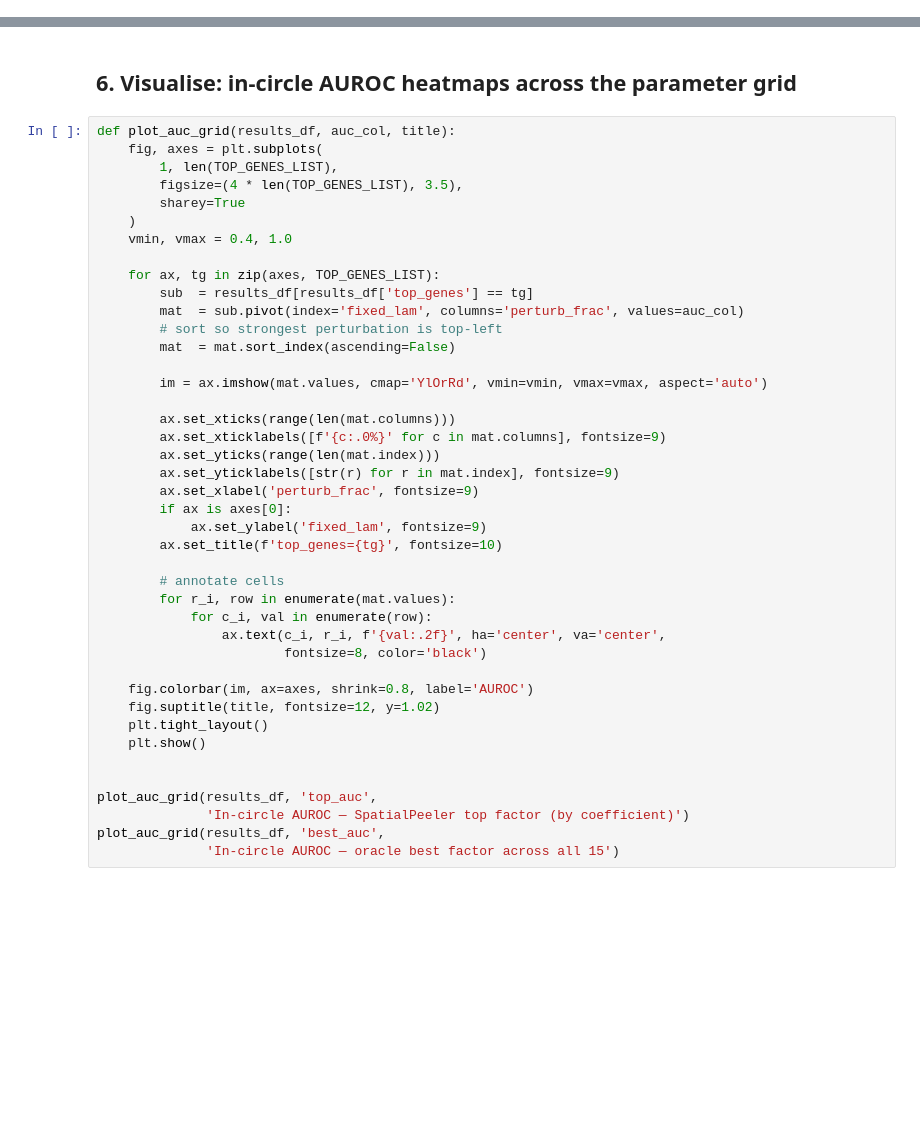
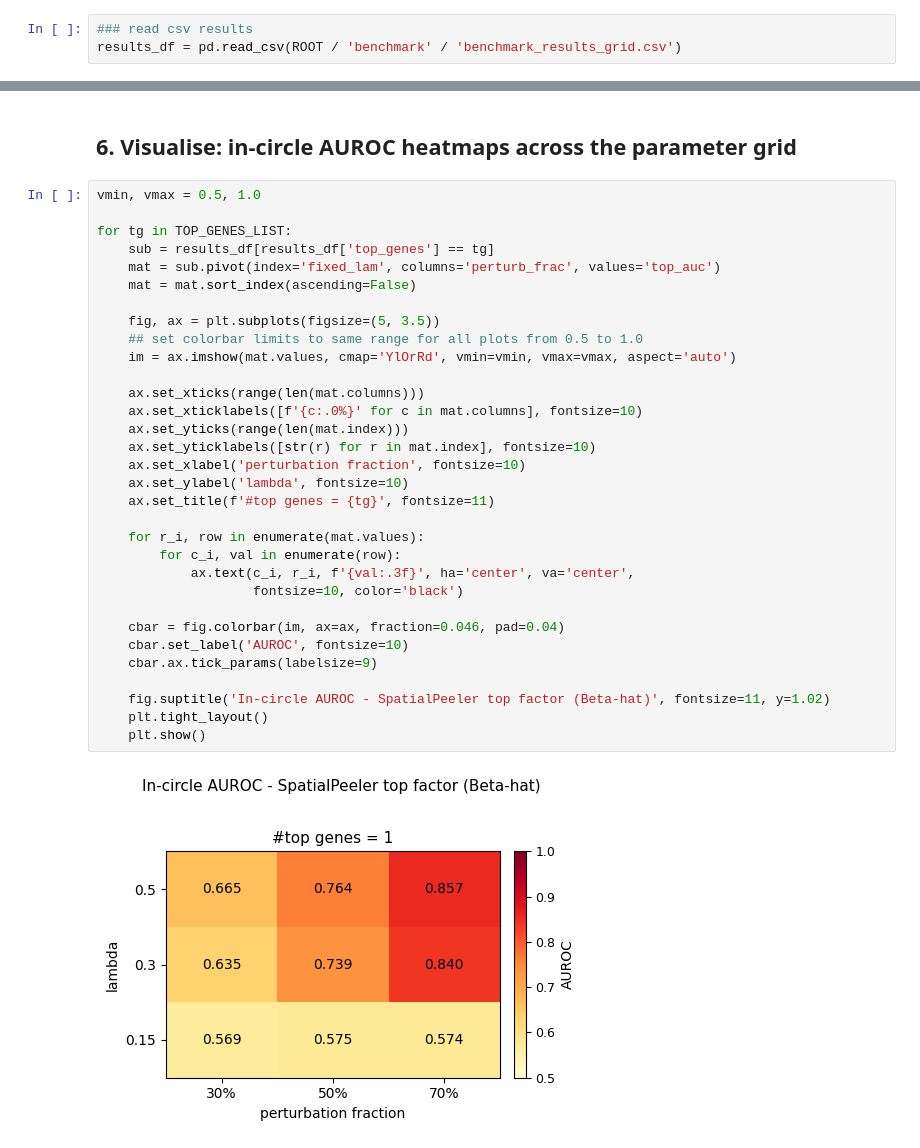
Before and after one commit to delipouya/SpatialPeeler, a Jupyter notebook: benchmark/code/B.6.benchmark_eval_grid.ipynb, the cells around one changed output, grey strips where cells are left out. Saved outputs shown, nothing was run; the diff lists cells and outputs as text; blank space fills up the shorter version.

Commit message:
visualize the sensitivity analysis results

```diff
--- a/benchmark/code/B.6.benchmark_eval_grid.ipynb
+++ b/benchmark/code/B.6.benchmark_eval_grid.ipynb
@@ -221,3 +256,6 @@ print(results_df[['tag', 'top_factor', 'top_coef', 'top_auc', 'best_auc']].to_st
+# %%
+### read csv results
+results_df = pd.read_csv(ROOT / 'benchmark' / 'benchmark_results_grid.csv')
 # %% [markdown]
 ## 5. Results summary
 # %%
@@ -231,44 +287,36 @@ print(results_df.groupby(['perturb_frac', 'fixed_lam', 'top_genes'])['best_auc']
 # %% [markdown]
 ## 6. Visualise: in-circle AUROC heatmaps across the parameter grid
 # %%
-def plot_auc_grid(results_df, auc_col, title):
-    fig, axes = plt.subplots(
-        1, len(TOP_GENES_LIST),
-        figsize=(4 * len(TOP_GENES_LIST), 3.5),
-        sharey=True
-    )
-    vmin, vmax = 0.4, 1.0
+vmin, vmax = 0.5, 1.0
 
-    for ax, tg in zip(axes, TOP_GENES_LIST):
-        sub  = results_df[results_df['top_genes'] == tg]
-        mat  = sub.pivot(index='fixed_lam', columns='perturb_frac', values=auc_col)
-        # sort so strongest perturbation is top-left
-        mat  = mat.sort_index(ascending=False)
+for tg in TOP_GENES_LIST:
+    sub = results_df[results_df['top_genes'] == tg]
+    mat = sub.pivot(index='fixed_lam', columns='perturb_frac', values='top_auc')
+    mat = mat.sort_index(ascending=False)
 
-        im = ax.imshow(mat.values, cmap='YlOrRd', vmin=vmin, vmax=vmax, aspect='auto')
+    fig, ax = plt.subplots(figsize=(5, 3.5))
+    ## set colorbar limits to same range for all plots from 0.5 to 1.0
+    im = ax.imshow(mat.values, cmap='YlOrRd', vmin=vmin, vmax=vmax, aspect='auto')
 
-        ax.set_xticks(range(len(mat.columns)))
-        ax.set_xticklabels([f'{c:.0%}' for c in mat.columns], fontsize=9)
-        ax.set_yticks(range(len(mat.index)))
-        ax.set_yticklabels([str(r) for r in mat.index], fontsize=9)
-        ax.set_xlabel('perturb_frac', fontsize=9)
-        if ax is axes[0]:
-            ax.set_ylabel('fixed_lam', fontsize=9)
-        ax.set_title(f'top_genes={tg}', fontsize=10)
+    ax.set_xticks(range(len(mat.columns)))
+    ax.set_xticklabels([f'{c:.0%}' for c in mat.columns], fontsize=10)
+    ax.set_yticks(range(len(mat.index)))
+    ax.set_yticklabels([str(r) for r in mat.index], fontsize=10)
+    ax.set_xlabel('perturbation fraction', fontsize=10)
+    ax.set_ylabel('lambda', fontsize=10)
+    ax.set_title(f'#top genes = {tg}', fontsize=11)
 
-        # annotate cells
-        for r_i, row in enumerate(mat.values):
-            for c_i, val in enumerate(row):
-                ax.text(c_i, r_i, f'{val:.2f}', ha='center', va='center',
-                        fontsize=8, color='black')
+    for r_i, row in enumerate(mat.values):
+        for c_i, val in enumerate(row):
+            ax.text(c_i, r_i, f'{val:.3f}', ha='center', va='center',
+                    fontsize=10, color='black')
 
-    fig.colorbar(im, ax=axes, shrink=0.8, label='AUROC')
-    fig.suptitle(title, fontsize=12, y=1.02)
+    cbar = fig.colorbar(im, ax=ax, fraction=0.046, pad=0.04)
+    cbar.set_label('AUROC', fontsize=10)
+    cbar.ax.tick_params(labelsize=9)
+
+    fig.suptitle('In-circle AUROC - SpatialPeeler top factor (Beta-hat)', fontsize=11, y=1.02)
     plt.tight_layout()
     plt.show()
-
-
-plot_auc_grid(results_df, 'top_auc',
-              'In-circle AUROC — SpatialPeeler top factor (by coefficient)')
-plot_auc_grid(results_df, 'best_auc',
-              'In-circle AUROC — oracle best factor across all 15')
+# %% [output]
+[figure, added]
```
Also changed, not shown: parts of 14 cells of this notebook.
